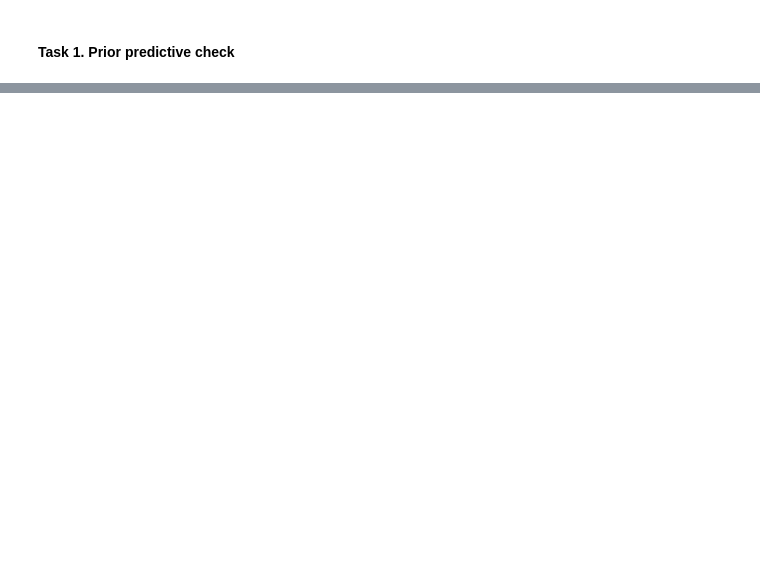
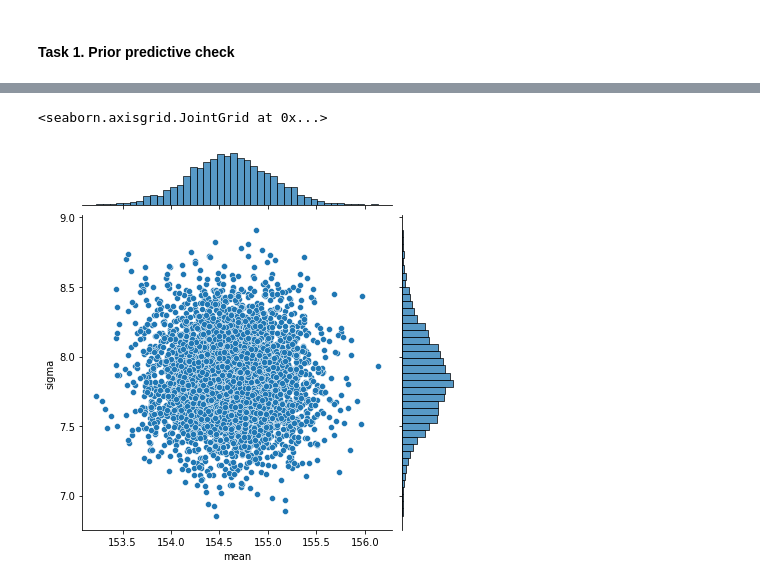
Before and after one commit to Motyleczek/data_analytics_git, a Jupyter notebook: Lab4/lab4_heights_of_people.ipynb, the cells around one changed output, grey strips where cells are left out. Saved outputs shown, nothing was run; the diff lists cells and outputs as text; code cells hidden in the pictures; blank space fills up the shorter version.

```diff
--- a/Lab4/lab4_heights_of_people.ipynb
+++ b/Lab4/lab4_heights_of_people.ipynb
@@ -114,0 +169,3 @@ sim_df
+# %%
+fit=model_1_fit.sample(data=dict(N=len(d),heights=d.height.values),
+                         seed=28052020)
@@ -114,0 +194,3 @@ sim_df
+# %%
+df = fit.draws_pd()
+df.head()
@@ -114,0 +204,5 @@ sim_df
+# %%
+sns.jointplot(data=df, x='mean', y='sigma')
+# %% [output]
+<seaborn.axisgrid.JointGrid at 0x...>
+[figure, added]
```
Also changed, not shown: parts of 34 cells of this notebook, 11 other files.
